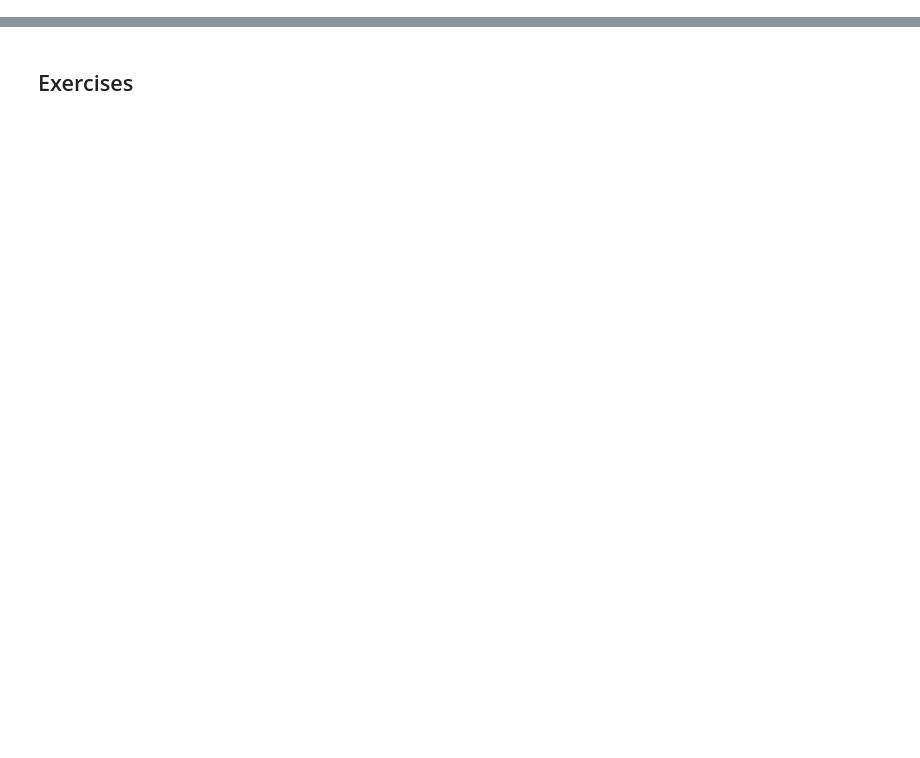
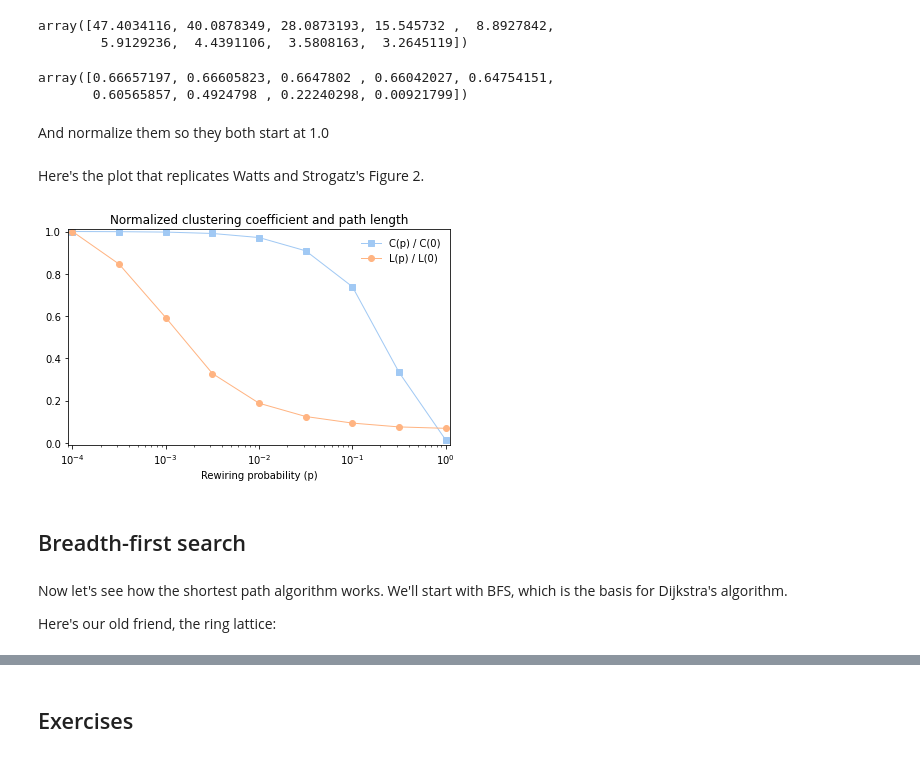
Before and after one commit to powderflask/complex-colab, a Jupyter notebook: notebooks/chap05.ipynb, the cells around one changed output, grey strips where cells are left out. Cells and saved outputs as stored; diff of their text form; code cells hidden in the pictures; blank space fills up the shorter version.

```diff
--- a/notebooks/chap05.ipynb
+++ b/notebooks/chap05.ipynb
@@ -517,0 +311,3 @@ But there is certainly room for a model that does a better job of fitting the wh
+# %%
+ps = np.logspace(-4, 0, 9)
+print(ps)
@@ -517,0 +375,35 @@ But there is certainly room for a model that does a better job of fitting the wh
+# %%
+L, C = np.transpose(res)
+# %%
+L
+# %% [output]
+array([47.4034116, 40.0878349, 28.0873193, 15.545732 ,  8.8927842,
+        5.9129236,  4.4391106,  3.5808163,  3.2645119])
+# %%
+C
+# %% [output]
+array([0.66657197, 0.66605823, 0.6647802 , 0.66042027, 0.64754151,
+       0.60565857, 0.4924798 , 0.22240298, 0.00921799])
+# %% [markdown]
+And normalize them so they both start at 1.0
+# %%
+L /= L[0]
+C /= C[0]
+# %% [markdown]
+Here's the plot that replicates Watts and Strogatz's Figure 2.
+# %%
+plt.plot(ps, C, 's-', linewidth=1, label='C(p) / C(0)')
+plt.plot(ps, L, 'o-', linewidth=1, label='L(p) / L(0)')
+decorate(xlabel='Rewiring probability (p)', xscale='log',
+         title='Normalized clustering coefficient and path length',
+         xlim=[0.00009, 1.1], ylim=[-0.01, 1.01])
+
+plt.show('figs/chap04-3')
+# %% [output]
+[figure, added]
+# %% [markdown]
+## Breadth-first search
+# %% [markdown]
+Now let's see how the shortest path algorithm works.  We'll start with BFS, which is the basis for Dijkstra's algorithm.
+
+Here's our old friend, the ring lattice:
```
Also changed, not shown: parts of 218 cells of this notebook, 1 other file.
